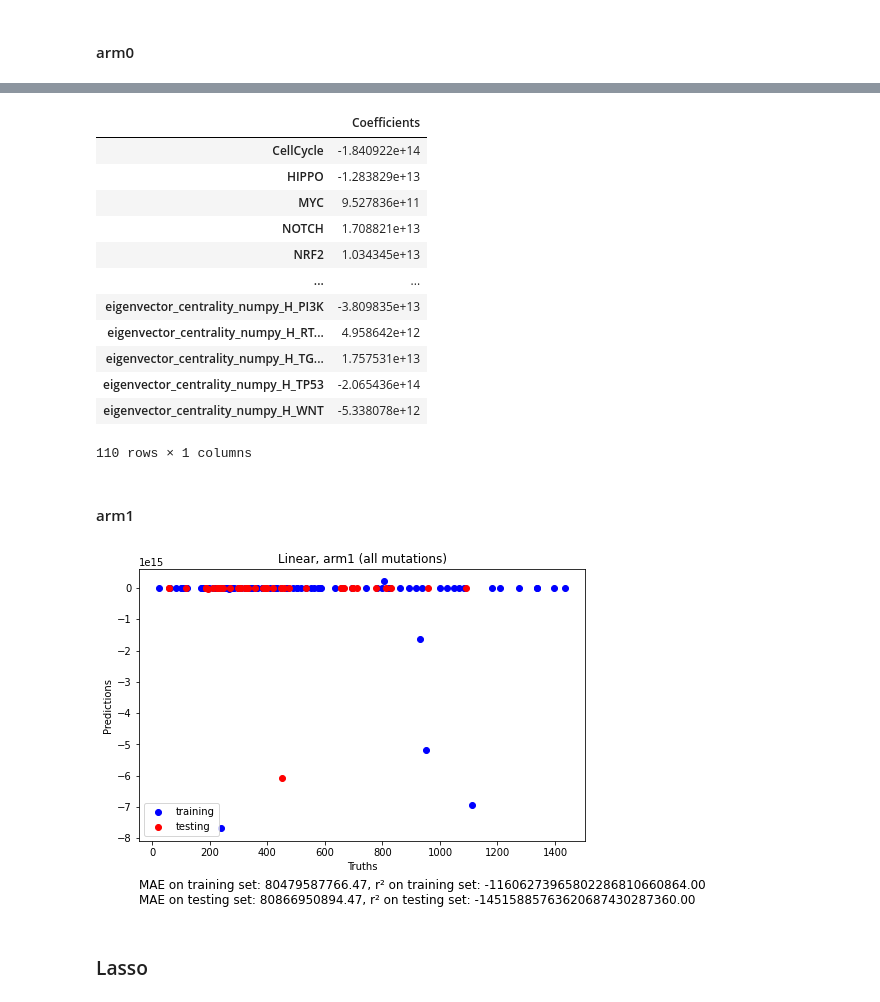
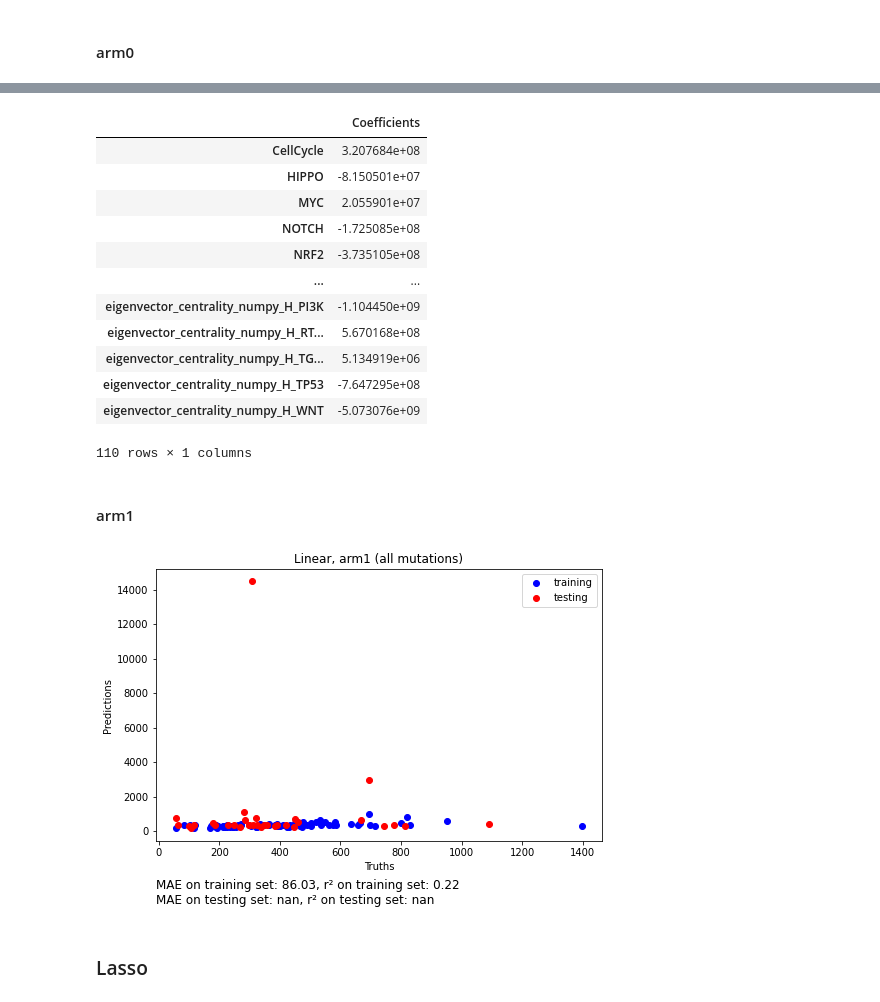
Before and after one commit to sykhro/cancol-analysis, a Jupyter notebook: pancan-modelling.ipynb, the cells around one changed output, grey strips where cells are left out. Drawn from its saved outputs; the diff is of its cells as text; code cells hidden in the pictures.

```diff
--- a/pancan-modelling.ipynb
+++ b/pancan-modelling.ipynb
@@ -384,7 +398,9 @@ evaluation["best-decision-tree"]["arm1"] = [(mae_train, r2_train), (mae, r2)]
 # %%
 from sklearn.svm import SVR
 
-model = SVR(kernel="poly")
+model = model = TransformedTargetRegressor(
+    regressor=SVR(kernel="poly"), func=np.log10, inverse_func=sp.special.exp10
+)
 evaluation["best-svr-poly"] = {}
 # %% [markdown]
 #### arm0
@@ -454,3 +467,9 @@ arm1_all_dataset = pd.read_csv("arm1_all_mutations.csv")
+# %%
+patients_log = pd.read_csv("TRIBE2_db.csv")
+arm0_all_dataset = pd.read_csv("arm0_all_mutations.csv")
+arm0_all_dataset = arm0_all_dataset[arm0_all_dataset["PatientFirstName"].isin(patients_log[patients_log["1stpfs event"] == 1]["PatientFirstName"])]
+arm1_all_dataset = pd.read_csv("arm1_all_mutations.csv")
+arm1_all_dataset = arm1_all_dataset[arm1_all_dataset["PatientFirstName"].isin(patients_log[patients_log["1stpfs event"] == 1]["PatientFirstName"])]
 # %%
 from sklearn.model_selection import train_test_split
 
@@ -474,7 +493,9 @@ arm1_x_train, arm1_x_test, arm1_y_train, arm1_y_test = train_test_split(
 # %%
 from sklearn.linear_model import LinearRegression
 
-model = LinearRegression()
+model = TransformedTargetRegressor(
+    regressor=LinearRegression(), func=np.log10, inverse_func=sp.special.exp10
+)
 evaluation["all-linear"] = {}
 # %% [markdown]
 #### arm0
@@ -510,49 +531,54 @@ evaluation["all-linear"]["arm0"] = [(mae_train, r2_train), (mae, r2)]
 # %%
 arm0_all_coefs = pd.DataFrame(
-    model.coef_, columns=["Coefficients"], index=arm0_x_train.columns
+    model.regressor_.coef_, columns=["Coefficients"], index=arm0_x_train.columns
 )
 arm0_all_coefs
 # %% [output]
 |  | Coefficients |
-| CellCycle | -1.840922e+14 |
-| HIPPO | -1.283829e+13 |
-| MYC | 9.527836e+11 |
-| NOTCH | 1.708821e+13 |
-| NRF2 | 1.034345e+13 |
+| CellCycle | 3.207684e+08 |
+| HIPPO | -8.150501e+07 |
+| MYC | 2.055901e+07 |
+| NOTCH | -1.725085e+08 |
+| NRF2 | -3.735105e+08 |
 | ... | ... |
-| eigenvector_centrality_numpy_H_PI3K | -3.809835e+13 |
-| eigenvector_centrality_numpy_H_RT... | 4.958642e+12 |
-| eigenvector_centrality_numpy_H_TG... | 1.757531e+13 |
-| eigenvector_centrality_numpy_H_TP53 | -2.065436e+14 |
-| eigenvector_centrality_numpy_H_WNT | -5.338078e+12 |
+| eigenvector_centrality_numpy_H_PI3K | -1.104450e+09 |
+| eigenvector_centrality_numpy_H_RT... | 5.670168e+08 |
+| eigenvector_centrality_numpy_H_TG... | 5.134919e+06 |
+| eigenvector_centrality_numpy_H_TP53 | -7.647295e+08 |
+| eigenvector_centrality_numpy_H_WNT | -5.073076e+09 |
 110 rows × 1 columns
 # %% [markdown]
 #### arm1
+# %%
+_ = model.fit(arm1_x_train, arm1_y_train)
 # %%
+import math
+
 arm1_y_train_pred = model.predict(arm1_x_train)
 mae_train = median_absolute_error(arm1_y_train, arm1_y_train_pred)
 r2_train = r2_score(arm1_y_train, arm1_y_train_pred)
 score = f"MAE on training set: {mae_train:.2f}, r² on training set: {r2_train:.2f}"
 
 fig, ax = plt.subplots(figsize=(8, 5))
 plt.scatter(arm1_y_train, arm1_y_train_pred, c="blue", label="training")
 plt.title("Linear, arm1 (all mutations)")
 plt.ylabel("Predictions")
 plt.xlabel("Truths")
 
+# something here explodes to infinity
 arm1_y_pred = model.predict(arm1_x_test)
-mae = median_absolute_error(arm1_y_test, arm1_y_pred)
-r2 = r2_score(arm1_y_test, arm1_y_pred)
+mae = math.nan #median_absolute_error(arm1_y_test, arm1_y_pred, allow_nan=True)
+r2 = math.nan #r2_score(arm1_y_test, arm1_y_pred)
 score += f"\nMAE on testing set: {mae:.2f}, r² on testing set: {r2:.2f}"
 
 plt.scatter(arm1_y_test, arm1_y_pred, c="red", label="testing")
 plt.figtext(0.125, -0.05, score, fontsize=12)
 ax.legend()
 plt.show()
 
 evaluation["all-linear"]["arm1"] = [(mae_train, r2_train), (mae, r2)]
 # %% [output]
-[figure, old version]
+[figure, new version]
 # %% [markdown]
 ### Lasso
 # %%
```
Also changed, not shown: parts of 80 cells of this notebook, 1 other file.
